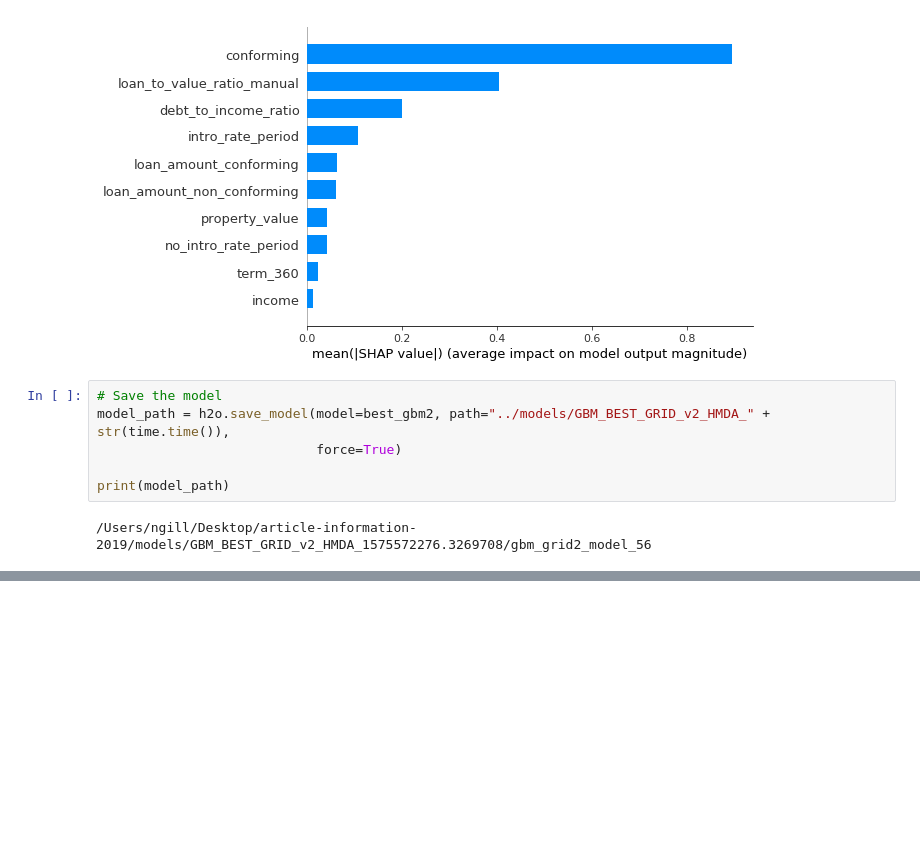
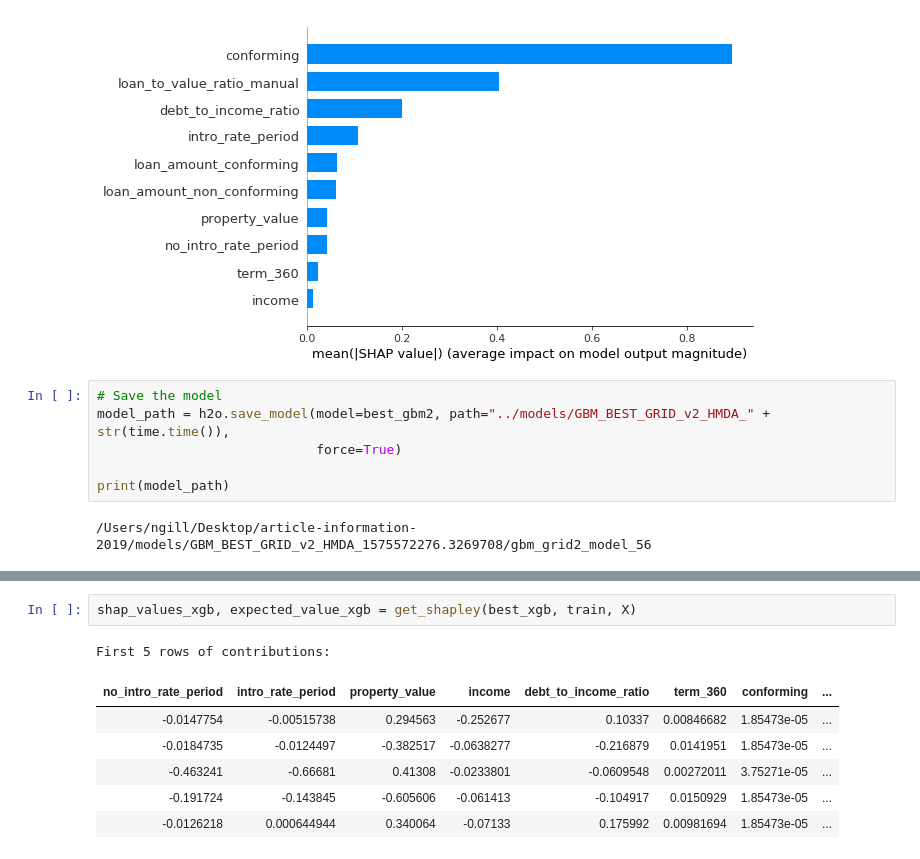
Before and after one commit to h2oai/article-information-2019, a Jupyter notebook: notebooks/mgbm_hmda.ipynb, the cells around one changed output, grey strips where cells are left out. Saved outputs shown, nothing was run; the diff lists cells and outputs as text; blank space fills up the shorter version.

```diff
--- a/notebooks/mgbm_hmda.ipynb
+++ b/notebooks/mgbm_hmda.ipynb
@@ -1787,0 +1940,10 @@ print(model_path)
+# %%
+shap_values_xgb, expected_value_xgb = get_shapley(best_xgb, train, X)
+# %% [output]
+First 5 rows of contributions:
+| no_intro_rate_period | intro_rate_period | property_value | income | debt_to_income_ratio | term_360 | conforming | ... |
+| -0.0147754 | -0.00515738 | 0.294563 | -0.252677 | 0.10337 | 0.00846682 | 1.85473e-05 | ... |
+| -0.0184735 | -0.0124497 | -0.382517 | -0.0638277 | -0.216879 | 0.0141951 | 1.85473e-05 | ... |
+| -0.463241 | -0.66681 | 0.41308 | -0.0233801 | -0.0609548 | 0.00272011 | 3.75271e-05 | ... |
+| -0.191724 | -0.143845 | -0.605606 | -0.061413 | -0.104917 | 0.0150929 | 1.85473e-05 | ... |
+| -0.0126218 | 0.000644944 | 0.340064 | -0.07133 | 0.175992 | 0.00981694 | 1.85473e-05 | ... |
```
Also changed, not shown: parts of 15 cells of this notebook, 2 other files.
